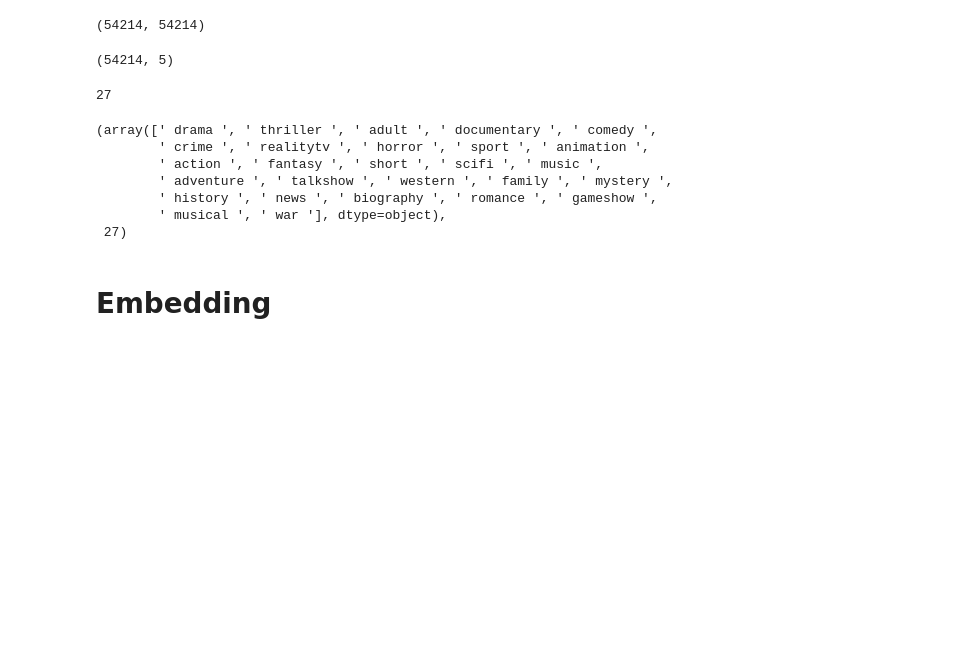
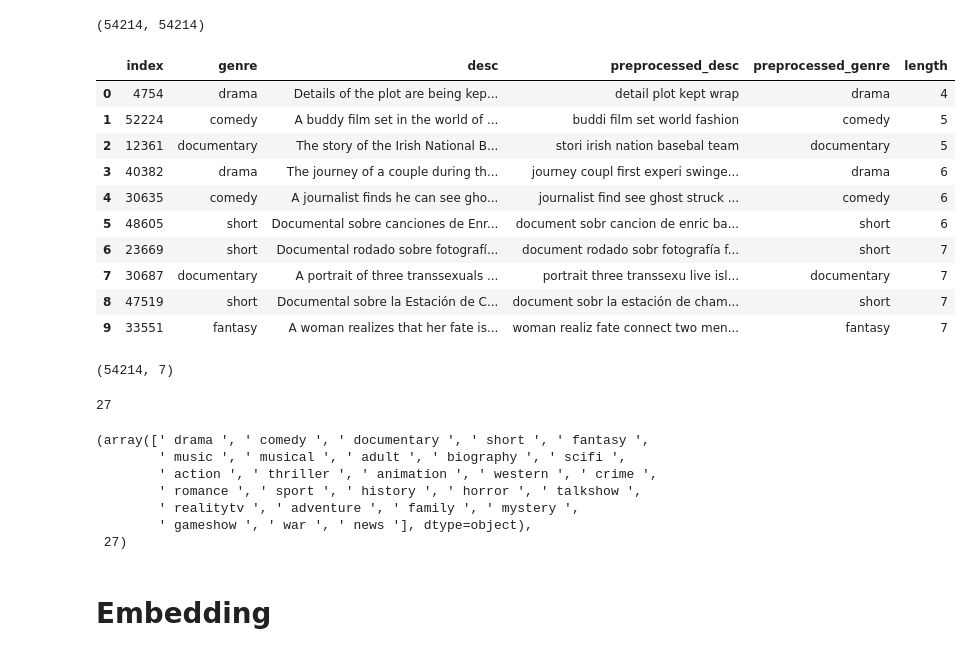
Before and after one commit to MorningStarTM/movie-genre-classification, a Jupyter notebook: movie-genre-classification.ipynb, the cells around one changed output. Drawn from its saved outputs; the diff is of its cells as text; code cells hidden in the pictures; blank space fills up the shorter version.

Commit message:
Kaggle Notebook | Movie-Genre classification | Version 5

```diff
--- a/movie-genre-classification.ipynb
+++ b/movie-genre-classification.ipynb
@@ -153,12 +153,35 @@ len(filtered_genre), len(genre)
 # %%
 df['preprocessed_desc'] = processed_desc
 df['preprocessed_genre'] = filtered_genre
+# %%
+# Add a new column with the length of each sentence
+df['length'] = df['preprocessed_desc'].apply(lambda x: len(x.split()))
+# %%
+# Sort the DataFrame based on the length column
+df = df.sort_values('length')
+# %%
+# Reset the index
+df = df.reset_index()
+# %%
+df.head(10)
+# %% [output]
+|  | index | genre | desc | preprocessed_desc | preprocessed_genre | length |
+| 0 | 4754 | drama | Details of the plot are being kep... | detail plot kept wrap | drama | 4 |
+| 1 | 52224 | comedy | A buddy film set in the world of ... | buddi film set world fashion | comedy | 5 |
+| 2 | 12361 | documentary | The story of the Irish National B... | stori irish nation basebal team | documentary | 5 |
+| 3 | 40382 | drama | The journey of a couple during th... | journey coupl first experi swinge... | drama | 6 |
+| 4 | 30635 | comedy | A journalist finds he can see gho... | journalist find see ghost struck ... | comedy | 6 |
+| 5 | 48605 | short | Documental sobre canciones de Enr... | document sobr cancion de enric ba... | short | 6 |
+| 6 | 23669 | short | Documental rodado sobre fotografí... | document rodado sobr fotografía f... | short | 7 |
+| 7 | 30687 | documentary | A portrait of three transsexuals ... | portrait three transsexu live isl... | documentary | 7 |
+| 8 | 47519 | short | Documental sobre la Estación de C... | document sobr la estación de cham... | short | 7 |
+| 9 | 33551 | fantasy | A woman realizes that her fate is... | woman realiz fate connect two men... | fantasy | 7 |
 # %%
 df['label'], _ = pd.factorize(df['preprocessed_genre'])
 # %%
 df.shape
 # %% [output]
-(54214, 5)
+(54214, 7)
 # %%
 len(df['label'].unique())
 # %% [output]
@@ -166,12 +189,12 @@ len(df['label'].unique())
 # %%
 df['preprocessed_genre'].unique(), len(df['preprocessed_genre'].unique())
 # %% [output]
-(array([' drama ', ' thriller ', ' adult ', ' documentary ', ' comedy ',
-        ' crime ', ' realitytv ', ' horror ', ' sport ', ' animation ',
-        ' action ', ' fantasy ', ' short ', ' scifi ', ' music ',
-        ' adventure ', ' talkshow ', ' western ', ' family ', ' mystery ',
-        ' history ', ' news ', ' biography ', ' romance ', ' gameshow ',
-        ' musical ', ' war '], dtype=object),
+(array([' drama ', ' comedy ', ' documentary ', ' short ', ' fantasy ',
+        ' music ', ' musical ', ' adult ', ' biography ', ' scifi ',
+        ' action ', ' thriller ', ' animation ', ' western ', ' crime ',
+        ' romance ', ' sport ', ' history ', ' horror ', ' talkshow ',
+        ' realitytv ', ' adventure ', ' family ', ' mystery ',
+        ' gameshow ', ' war ', ' news '], dtype=object),
  27)
 # %% [markdown]
 # Embedding
```
Also changed, not shown: parts of 9 cells of this notebook.
